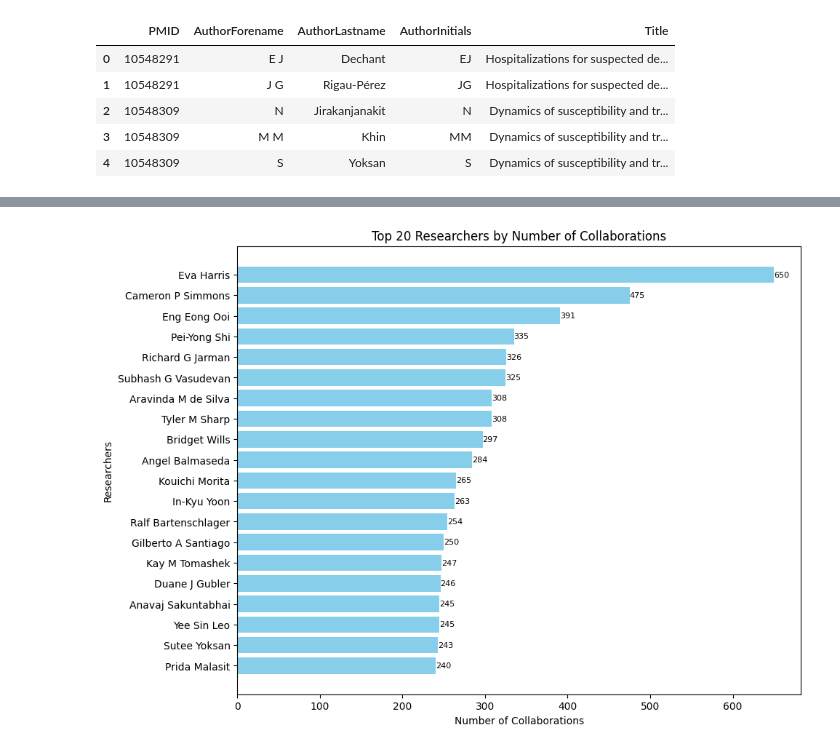
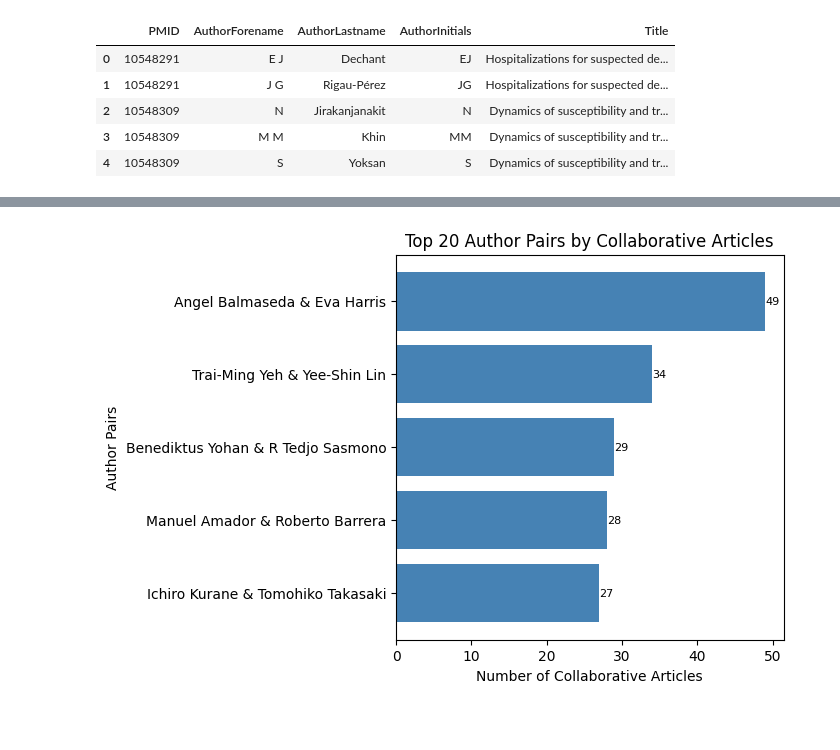
Before and after one commit to gnc506/Skills_Assessment, a Jupyter notebook: Skill_Assessment_2_Tabassum.ipynb, the cells around one changed output, grey strips where cells are left out. Cells and saved outputs as stored; diff of their text form; code cells hidden in the pictures; blank space fills up the shorter version.

```diff
--- a/Skill_Assessment_2_Tabassum.ipynb
+++ b/Skill_Assessment_2_Tabassum.ipynb
@@ -409,11 +380,6 @@ top_30_researchers
 # %%
 
-# Creating a subgraph with these top 20 researchers
-top_30_researchers_subgraph = nx.Graph()
-for authors in pmid_authors_map.values():
-     for author_pair in combinations(authors, 2):
-          if author_pair[0] in top_20_researchers_list and author_pair[1] in top_30_researchers_list:
-              top_30_researchers_subgraph.add_edge(*author_pair)
+
 
 # Creating a network graph for the top collaborations
 G = nx.Graph()
@@ -422,11 +388,21 @@ node_sizes = [researcher_collaboration_count[researcher]*5 for researcher in top
 
 # Positioning the graph using spring layout for better visibility
 pos = nx.spring_layout(G, k=0.5, iterations=1)
-
+'''
 # Visualizing the top 20 researchers' collaboration subgraph with node sizes
 plt.figure(figsize=(12, 12))
 nx.draw(top_30_researchers_subgraph, with_labels=True, node_size=node_sizes, font_size=10, node_color="lightblue", width=[(G[u][v]['weight']/50) for u, v in G.edges()], edge_color="gray")
 plt.title("Collaboration Network of Top 30 Researchers")
 plt.savefig("top20.png")
+plt.show()'''
+# Identifying the top 10 researchers
+top_10_researchers = sorted(researcher_collaboration_count.items(), key=lambda x: x[1], reverse=True)[:10]
+top_10_researchers_list = [item[0] for item in top_10_researchers]
+
+# Visualizing the collaboration network of the top 10 researchers with thicker lines for their collaborations
+plt.figure(figsize=(15, 15))
+nx.draw(top_30_researchers_subgraph, with_labels=True, node_size=node_sizes, font_size=10, node_color="lightblue", width=[3 if (u in top_10_researchers_list and v in top_10_researchers_list) else 1 for u, v in top_30_researchers_subgraph.edges()], edge_color="gray")
+plt.title("Collaboration Network of Top 10 Researchers with Thicker Lines for Top 10 Collaborations")
+plt.savefig("top3010.png")
 plt.show()
 # %% [output]
@@ -696,23 +607,33 @@ plt.show()
 # %%
-# Extracting author names and their collaboration counts for the bar graph
-authors = [author for author, _ in top_20_collaborations]
-collaboration_counts = [count for _, count in top_20_collaborations]
+# Preparing data for the bar plot
+# Selecting the top 20 author pairs for a clearer visualization
+top_20_author_pairs = author_pairs_df.head(5)
+pair_names = [" & ".join(pair) for pair in top_20_author_pairs['AuthorPair']]
+collaboration_counts = top_20_author_pairs['NumberOfArticles']
 
-# Plotting a horizontal bar graph for the top 20 collaborations
-plt.figure(figsize=(10, 8))
-bars = plt.barh(authors, collaboration_counts, color='skyblue')
-plt.xlabel('Number of Collaborations')
-plt.ylabel('Researchers')
-plt.title('Top 20 Researchers by Number of Collaborations')
+# Improved visualization with enhanced readability and distinct coloring for top collaborations
+
+# Selecting a color scheme
+colors = ['steelblue' if i < 5 else 'orange' for i in range(len(collaboration_counts))]
+
+
+# Plotting a bar plot for the top 10 author pairs
+plt.figure(figsize=(5, 5))
+bars = plt.barh(pair_names, collaboration_counts, color=colors)
+plt.xlabel('Number of Collaborative Articles')
+plt.ylabel('Author Pairs')
+plt.title('Top 20 Author Pairs by Collaborative Articles')
 plt.gca().invert_yaxis()  # Invert y-axis to have the highest count on top
 
 
 # Adding data labels
 for bar in bars:
     plt.text(bar.get_width(), bar.get_y() + bar.get_height()/2,
              f'{int(bar.get_width())}',
              va='center', ha='left', color='black', fontsize=8)
     plt.savefig('collaboration.png')
+
+
 plt.show()
 # %% [output]
-[figure, old version]
+[figure, new version]
```
Also changed, not shown: parts of 37 cells of this notebook.
